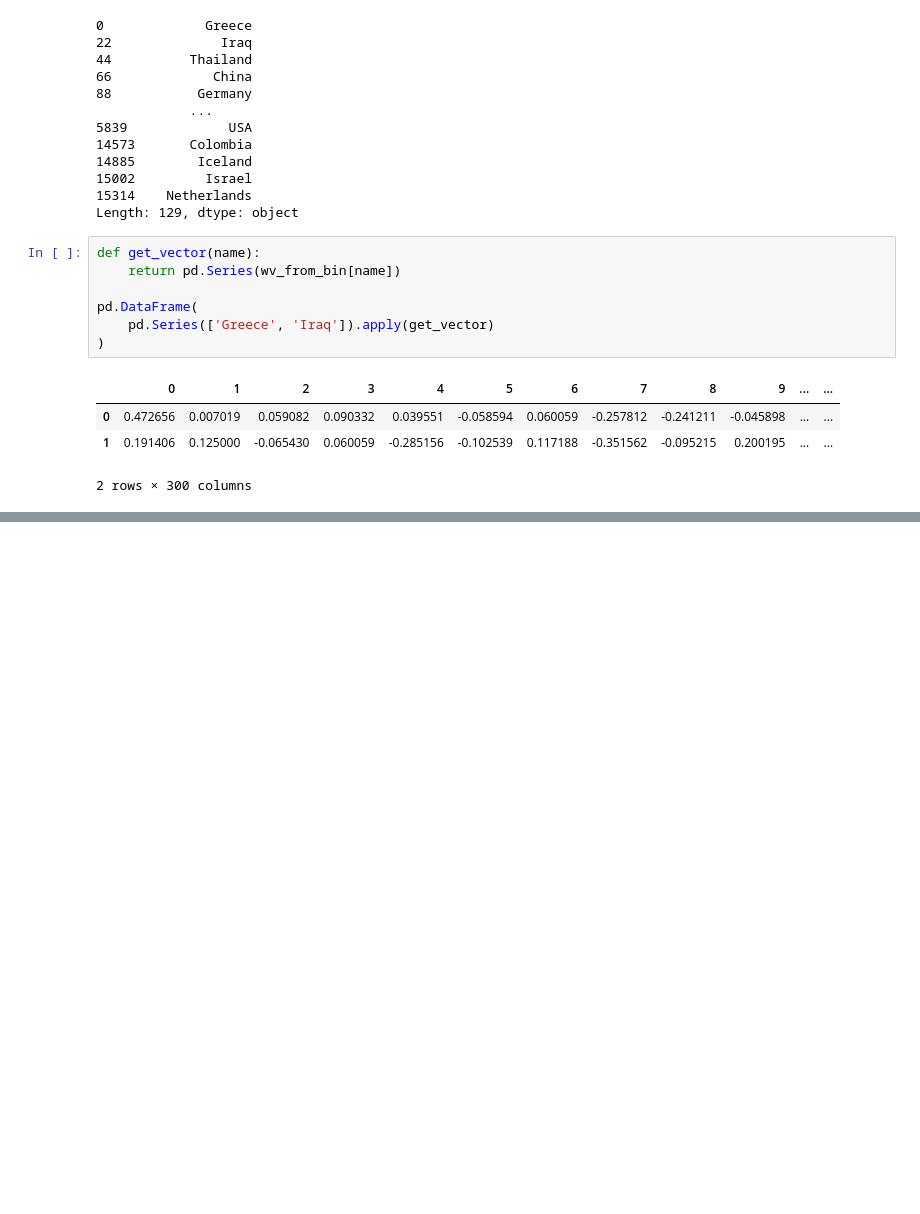
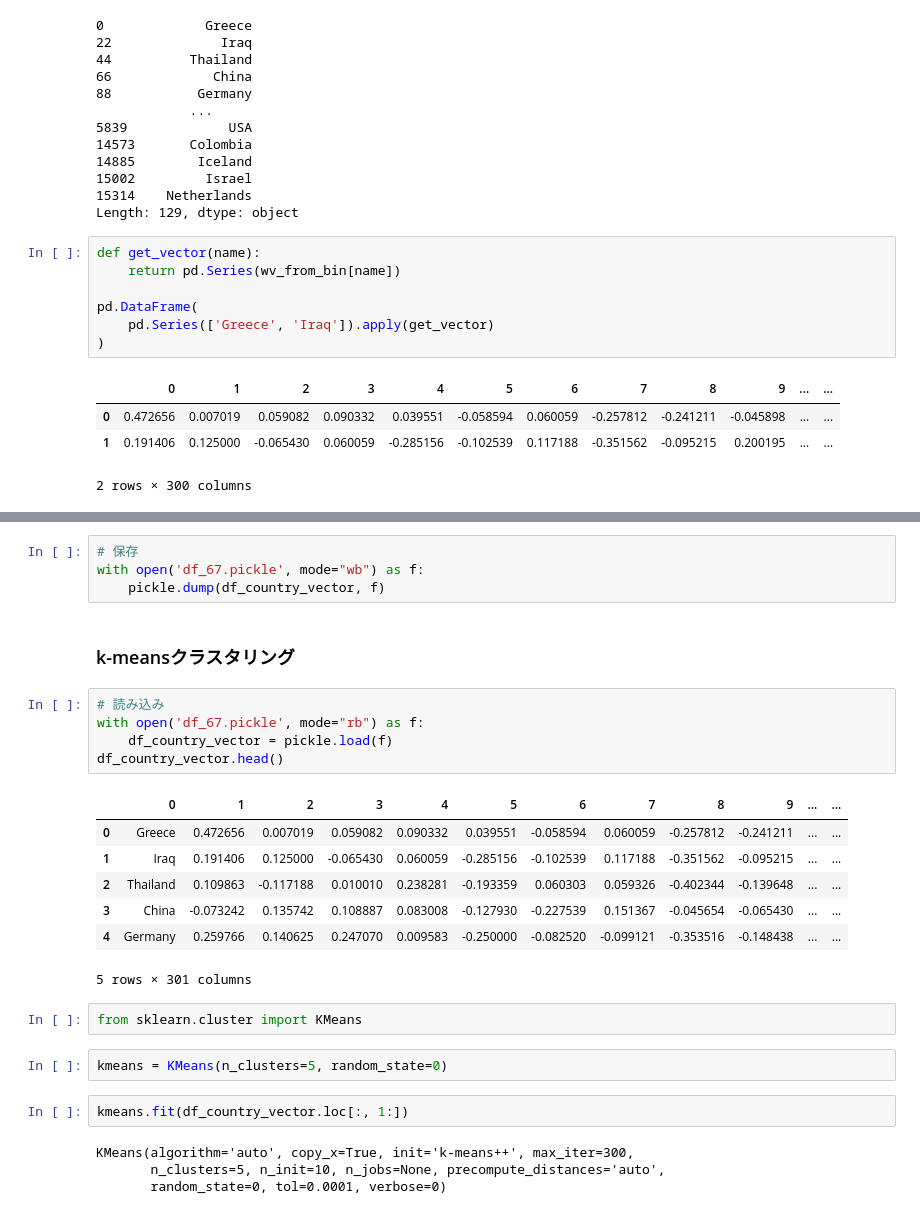
Before and after one commit to Kazuya-Minakuchi/natural_language_processing_100_knocks, a Jupyter notebook: notebooks/07_word_vector.ipynb, the cells around one changed output, grey strips where cells are left out. Saved outputs shown, nothing was run; the diff lists cells and outputs as text; blank space fills up the shorter version.

```diff
--- a/notebooks/07_word_vector.ipynb
+++ b/notebooks/07_word_vector.ipynb
@@ -455,0 +433,29 @@ result
+# %%
+# 保存
+with open('df_67.pickle', mode="wb") as f:
+    pickle.dump(df_country_vector, f)
+# %% [markdown]
+### k-meansクラスタリング
+# %%
+# 読み込み
+with open('df_67.pickle', mode="rb") as f:
+    df_country_vector = pickle.load(f)
+df_country_vector.head()
+# %% [output]
+|  | 0 | 1 | 2 | 3 | 4 | 5 | 6 | 7 | 8 | 9 | ... | ... |
+| 0 | Greece | 0.472656 | 0.007019 | 0.059082 | 0.090332 | 0.039551 | -0.058594 | 0.060059 | -0.257812 | -0.241211 | ... | ... |
+| 1 | Iraq | 0.191406 | 0.125000 | -0.065430 | 0.060059 | -0.285156 | -0.102539 | 0.117188 | -0.351562 | -0.095215 | ... | ... |
+| 2 | Thailand | 0.109863 | -0.117188 | 0.010010 | 0.238281 | -0.193359 | 0.060303 | 0.059326 | -0.402344 | -0.139648 | ... | ... |
+| 3 | China | -0.073242 | 0.135742 | 0.108887 | 0.083008 | -0.127930 | -0.227539 | 0.151367 | -0.045654 | -0.065430 | ... | ... |
+| 4 | Germany | 0.259766 | 0.140625 | 0.247070 | 0.009583 | -0.250000 | -0.082520 | -0.099121 | -0.353516 | -0.148438 | ... | ... |
+5 rows × 301 columns
+# %%
+from sklearn.cluster import KMeans
+# %%
+kmeans = KMeans(n_clusters=5, random_state=0)
+# %%
+kmeans.fit(df_country_vector.loc[:, 1:])
+# %% [output]
+KMeans(algorithm='auto', copy_x=True, init='k-means++', max_iter=300,
+       n_clusters=5, n_init=10, n_jobs=None, precompute_distances='auto',
+       random_state=0, tol=0.0001, verbose=0)
```
Also changed, not shown: parts of 8 cells of this notebook.
